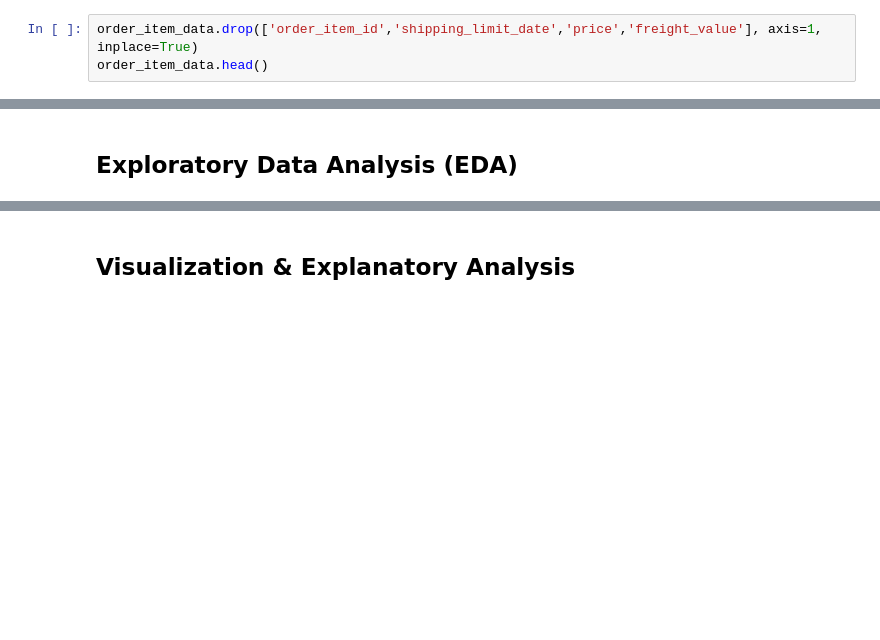
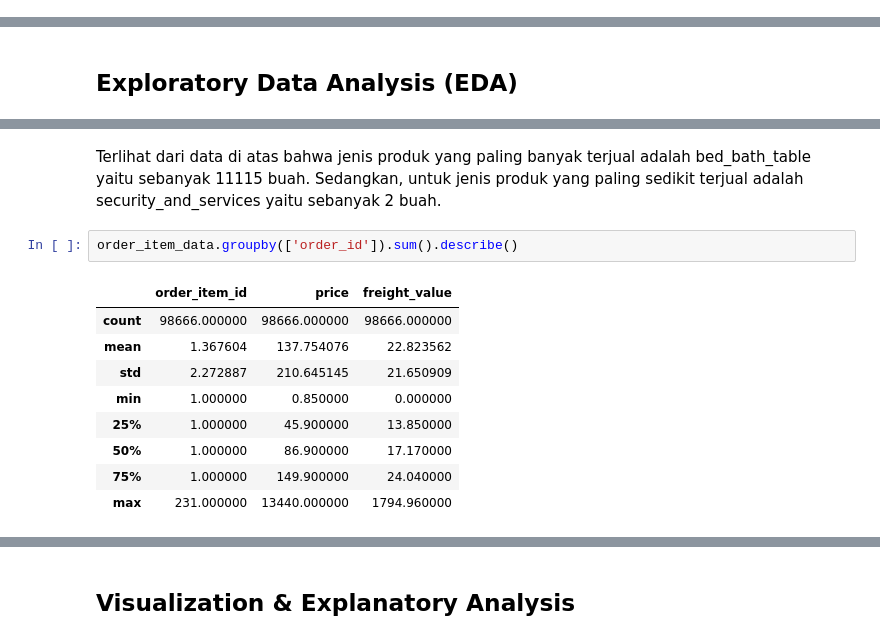
Before and after one commit to dfawwazpk/proyek-analisis-data-ecommerce, a Jupyter notebook: Proyek_Analisis_Data.ipynb, the cells around one changed output, grey strips where cells are left out. Drawn from its saved outputs; the diff is of its cells as text; blank space fills up the shorter version.

```diff
--- a/Proyek_Analisis_Data.ipynb
+++ b/Proyek_Analisis_Data.ipynb
@@ -477,3 +442,0 @@ Menghapus kolom `order_item_id`, `shipping_limit_date`, `price`, dan `freight_va
-# %%
-order_item_data.drop(['order_item_id','shipping_limit_date','price','freight_value'], axis=1, inplace=True)
-order_item_data.head()
@@ -568,0 +550,14 @@ seller_data.head()
+# %% [markdown]
+Terlihat dari data di atas bahwa jenis produk yang paling banyak terjual adalah bed_bath_table yaitu sebanyak 11115 buah. Sedangkan, untuk jenis produk yang paling sedikit terjual adalah security_and_services yaitu sebanyak 2 buah.
+# %%
+order_item_data.groupby(['order_id']).sum().describe()
+# %% [output]
+|  | order_item_id | price | freight_value |
+| count | 98666.000000 | 98666.000000 | 98666.000000 |
+| mean | 1.367604 | 137.754076 | 22.823562 |
+| std | 2.272887 | 210.645145 | 21.650909 |
+| min | 1.000000 | 0.850000 | 0.000000 |
+| 25% | 1.000000 | 45.900000 | 13.850000 |
+| 50% | 1.000000 | 86.900000 | 17.170000 |
+| 75% | 1.000000 | 149.900000 | 24.040000 |
+| max | 231.000000 | 13440.000000 | 1794.960000 |
```
Also changed, not shown: parts of 59 cells of this notebook.
